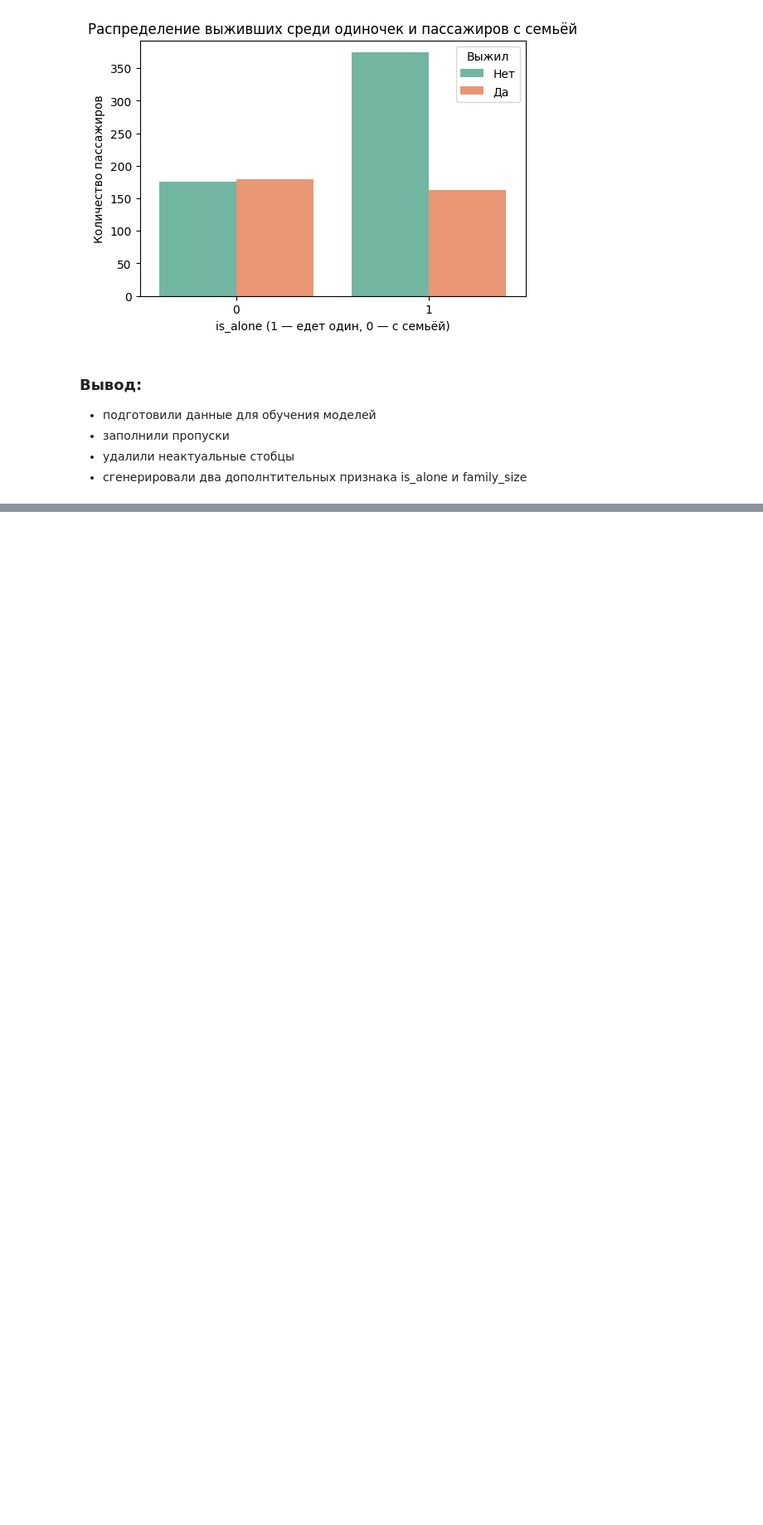
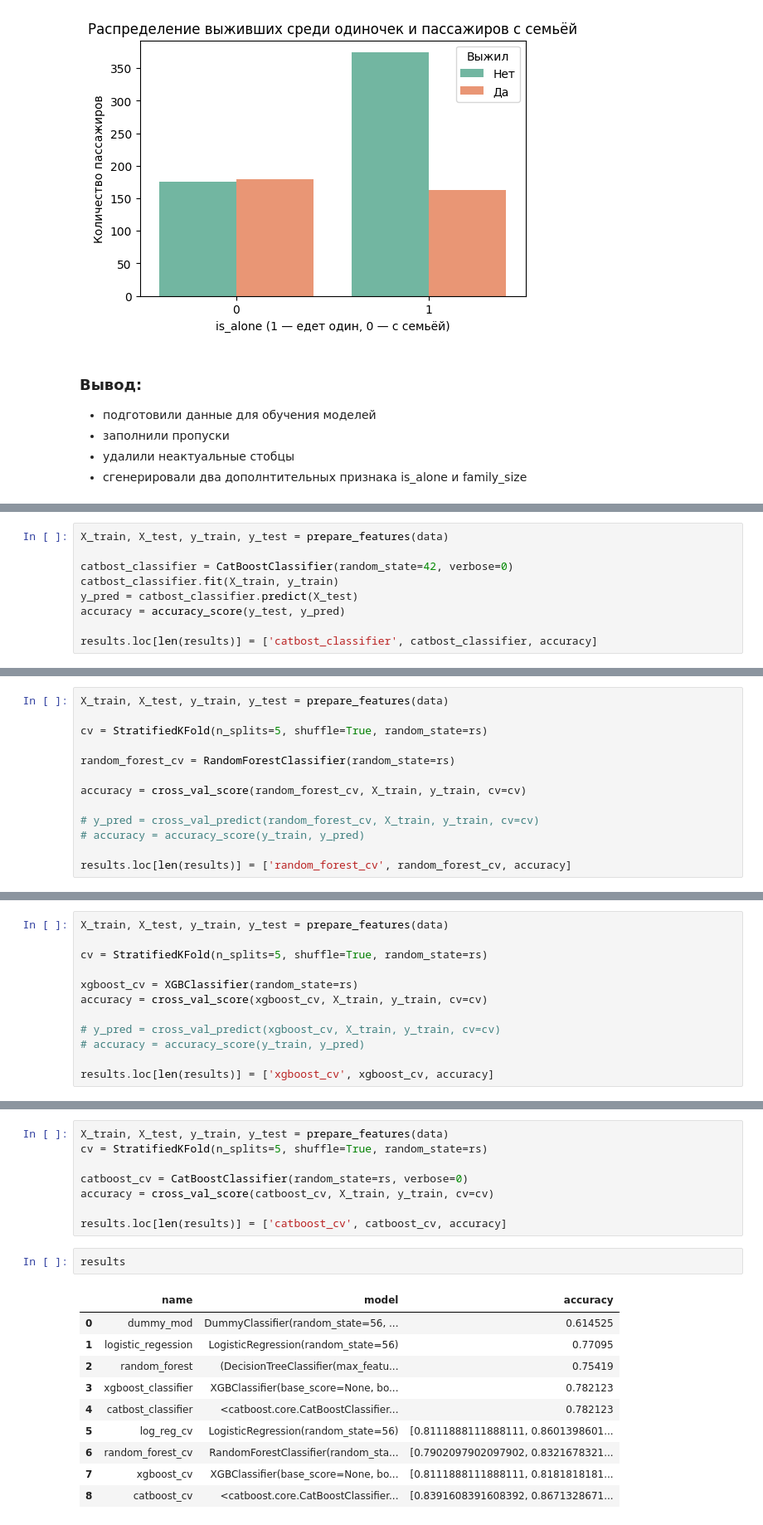
Before and after one commit to RuslGL/kaggle_practice, a Jupyter notebook: titanic/classic_ml.ipynb, the cells around one changed output, grey strips where cells are left out. Shown at 83% size. Drawn from its saved outputs; the diff is of its cells as text; blank space fills up the shorter version.

Commit message:
cv train added

```diff
--- a/titanic/classic_ml.ipynb
+++ b/titanic/classic_ml.ipynb
@@ -466,0 +694,9 @@ plt.show()
+# %%
+X_train, X_test, y_train, y_test = prepare_features(data)
+
+catbost_classifier = CatBoostClassifier(random_state=42, verbose=0)
+catbost_classifier.fit(X_train, y_train)
+y_pred = catbost_classifier.predict(X_test)
+accuracy = accuracy_score(y_test, y_pred)
+
+results.loc[len(results)] = ['catbost_classifier', catbost_classifier, accuracy]
@@ -466,0 +739,13 @@ plt.show()
+# %%
+X_train, X_test, y_train, y_test = prepare_features(data)
+
+cv = StratifiedKFold(n_splits=5, shuffle=True, random_state=rs)
+
+random_forest_cv = RandomForestClassifier(random_state=rs)
+
+accuracy = cross_val_score(random_forest_cv, X_train, y_train, cv=cv)
+
+# y_pred = cross_val_predict(random_forest_cv, X_train, y_train, cv=cv)
+# accuracy = accuracy_score(y_train, y_pred)
+
+results.loc[len(results)] = ['random_forest_cv', random_forest_cv, accuracy]
@@ -466,0 +754,12 @@ plt.show()
+# %%
+X_train, X_test, y_train, y_test = prepare_features(data)
+
+cv = StratifiedKFold(n_splits=5, shuffle=True, random_state=rs)
+
+xgboost_cv = XGBClassifier(random_state=rs)
+accuracy = cross_val_score(xgboost_cv, X_train, y_train, cv=cv)
+
+# y_pred = cross_val_predict(xgboost_cv, X_train, y_train, cv=cv)
+# accuracy = accuracy_score(y_train, y_pred)
+
+results.loc[len(results)] = ['xgboost_cv', xgboost_cv, accuracy]
@@ -466,0 +768,21 @@ plt.show()
+# %%
+X_train, X_test, y_train, y_test = prepare_features(data)
+cv = StratifiedKFold(n_splits=5, shuffle=True, random_state=rs)
+
+catboost_cv = CatBoostClassifier(random_state=rs, verbose=0)
+accuracy = cross_val_score(catboost_cv, X_train, y_train, cv=cv)
+
+results.loc[len(results)] = ['catboost_cv', catboost_cv, accuracy]
+# %%
+results
+# %% [output]
+|  | name | model | accuracy |
+| 0 | dummy_mod | DummyClassifier(random_state=56, ... | 0.614525 |
+| 1 | logistic_regession | LogisticRegression(random_state=56) | 0.77095 |
+| 2 | random_forest | (DecisionTreeClassifier(max_featu... | 0.75419 |
+| 3 | xgboost_classifier | XGBClassifier(base_score=None, bo... | 0.782123 |
+| 4 | catbost_classifier | <catboost.core.CatBoostClassifier... | 0.782123 |
+| 5 | log_reg_cv | LogisticRegression(random_state=56) | [0.8111888111888111, 0.8601398601... |
+| 6 | random_forest_cv | RandomForestClassifier(random_sta... | [0.7902097902097902, 0.8321678321... |
+| 7 | xgboost_cv | XGBClassifier(base_score=None, bo... | [0.8111888111888111, 0.8181818181... |
+| 8 | catboost_cv | <catboost.core.CatBoostClassifier... | [0.8391608391608392, 0.8671328671... |
```
Also changed, not shown: parts of 47 cells of this notebook.
